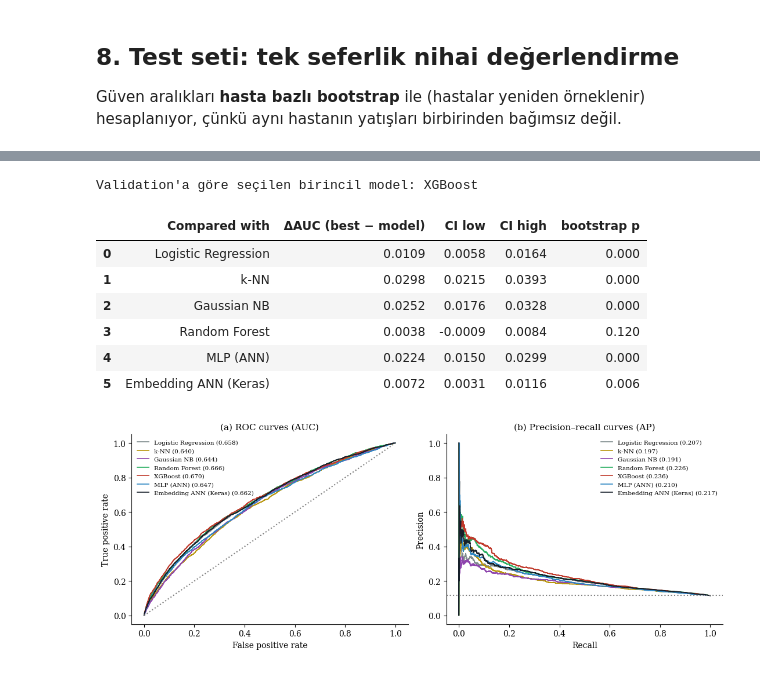
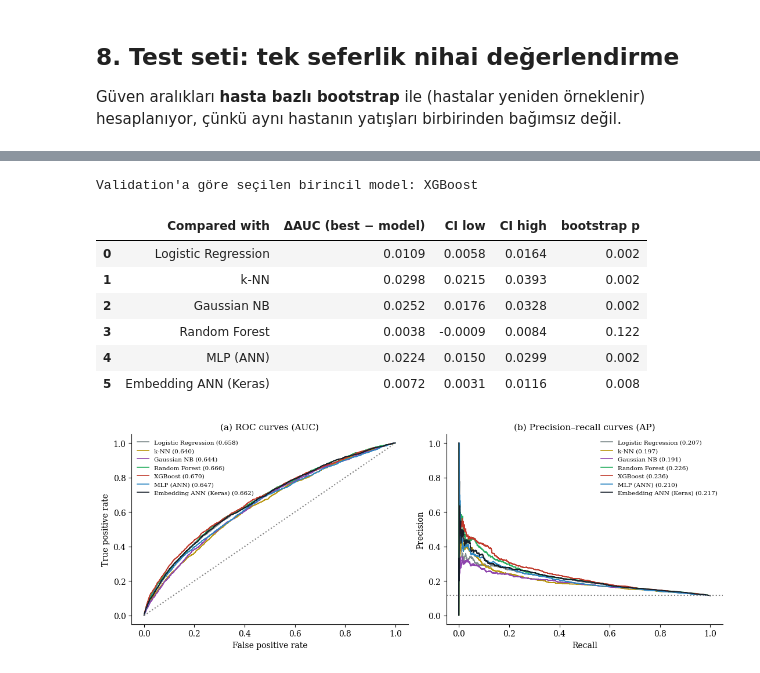
Before and after one commit to ReyhanOnbasi/YSA-F26-diabetes-readmission, a Jupyter notebook: YSA_F26_readmission.ipynb, the cells around one changed output, grey strips where cells are left out. Saved outputs shown, nothing was run; the diff lists cells and outputs as text; code cells hidden in the pictures.

```diff
--- a/YSA_F26_readmission.ipynb
+++ b/YSA_F26_readmission.ipynb
@@ -947,24 +948,24 @@ test_table.round(4)
 # %%
 print("Validation'a göre seçilen birincil model:", NAMES[best_by_val])
 cmp = []
 for n in final:
     if n == best_by_val:
         continue
     d = np.array(diff_auc[n])
-    p_two = 2 * min((d <= 0).mean(), (d >= 0).mean())
+    p_two = 2 * (min(int((d <= 0).sum()), int((d >= 0).sum())) + 1) / (B + 1)  # finite-bootstrap adjustment
     cmp.append((NAMES[n], d.mean(), *np.percentile(d, [2.5, 97.5]), min(p_two, 1.0)))
 cmp = pd.DataFrame(cmp, columns=["Compared with", "ΔAUC (best − model)", "CI low", "CI high", "bootstrap p"])
 cmp.to_csv("results/table_auc_differences.csv", index=False)
 cmp.round(4)
 # %% [output]
 Validation'a göre seçilen birincil model: XGBoost
 |  | Compared with | ΔAUC (best − model) | CI low | CI high | bootstrap p |
-| 0 | Logistic Regression | 0.0109 | 0.0058 | 0.0164 | 0.000 |
-| 1 | k-NN | 0.0298 | 0.0215 | 0.0393 | 0.000 |
-| 2 | Gaussian NB | 0.0252 | 0.0176 | 0.0328 | 0.000 |
-| 3 | Random Forest | 0.0038 | -0.0009 | 0.0084 | 0.120 |
-| 4 | MLP (ANN) | 0.0224 | 0.0150 | 0.0299 | 0.000 |
-| 5 | Embedding ANN (Keras) | 0.0072 | 0.0031 | 0.0116 | 0.006 |
+| 0 | Logistic Regression | 0.0109 | 0.0058 | 0.0164 | 0.002 |
+| 1 | k-NN | 0.0298 | 0.0215 | 0.0393 | 0.002 |
+| 2 | Gaussian NB | 0.0252 | 0.0176 | 0.0328 | 0.002 |
+| 3 | Random Forest | 0.0038 | -0.0009 | 0.0084 | 0.122 |
+| 4 | MLP (ANN) | 0.0224 | 0.0150 | 0.0299 | 0.002 |
+| 5 | Embedding ANN (Keras) | 0.0072 | 0.0031 | 0.0116 | 0.008 |
 # %%
 fig, axes = plt.subplots(1, 2, figsize=(11, 4.2))
 for n in final:
```
Also changed, not shown: parts of 1 cell of this notebook, 2 other files.
